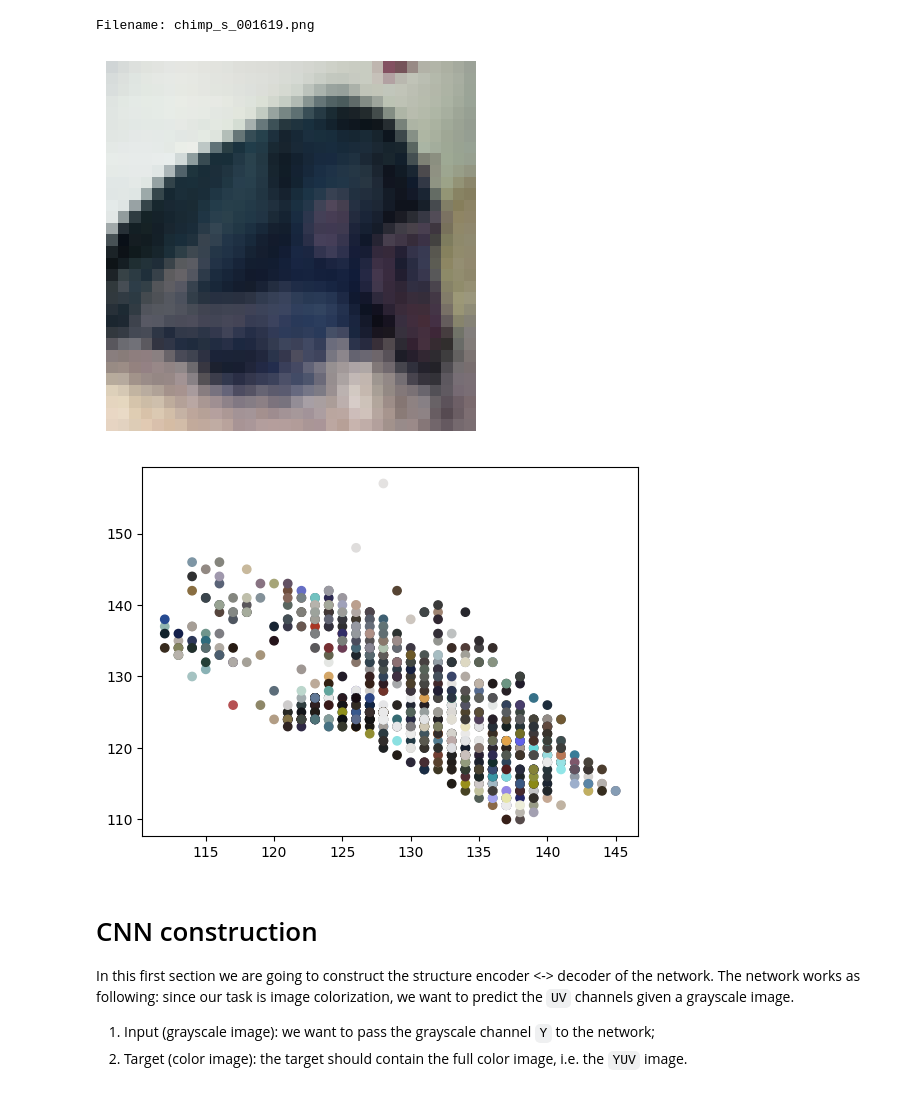
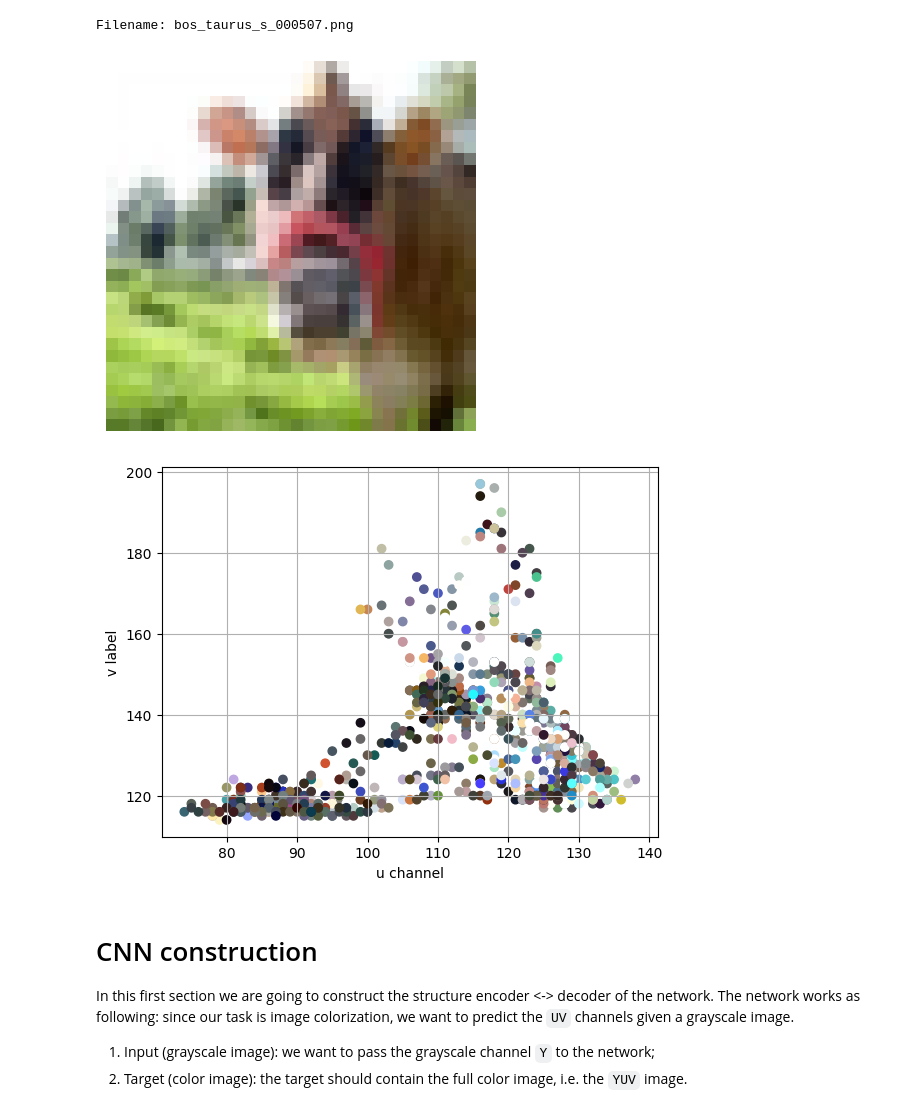
Before and after one commit to mihribanyvs/Colorization, a Jupyter notebook: first_file.ipynb, the cells around one changed output. Drawn from its saved outputs; the diff is of its cells as text; code cells hidden in the pictures.

```diff
--- a/first_file.ipynb
+++ b/first_file.ipynb
@@ -63,7 +65,7 @@ transform = transforms.Compose([
 
 
 dataset = CustomDataset(filenames=filenames, images_data=images_data, transform=transform)
-train_loader = DataLoader(dataset, batch_size=32, shuffle = True)
+train_loader = DataLoader(dataset, batch_size=32, shuffle = False)
 # %%
 # Funzione per visualizzare un'immagine da un tensor
 def imshow(tensor_img, yuv = False):
@@ -130,28 +132,31 @@ Filename: cirrocumulus_s_001251.png
 # %%
 def plot_uv(train_loader, idx = 0):
     num = 0
     for batch in train_loader:
         if num == 1:
             break
         image_tensor, filename = batch
 
         image_yuv = rgb_to_yuv(image_tensor[0])
 
         colors = image_tensor[0].reshape(-1, 3)
 
         U_chan = image_yuv[1, :, :].flatten()
         V_chan = image_yuv[2, :, :].flatten()
 
 
         print(f"Filename: {filename[0]}")
         imshow(image_tensor[0])
         plt.scatter(U_chan, V_chan, c = colors)
+        plt.xlabel('u channel')
+        plt.ylabel('v label')
+        plt.grid()
         num += 1
 plot_uv(train_loader)
 # %% [output]
-Filename: chimp_s_001619.png
+Filename: bos_taurus_s_000507.png
-[figure, old version]
+[figure, new version]
-[figure, old version]
+[figure, new version]
 # %% [markdown]
 # CNN construction
 
```
Also changed, not shown: parts of 17 cells of this notebook.
